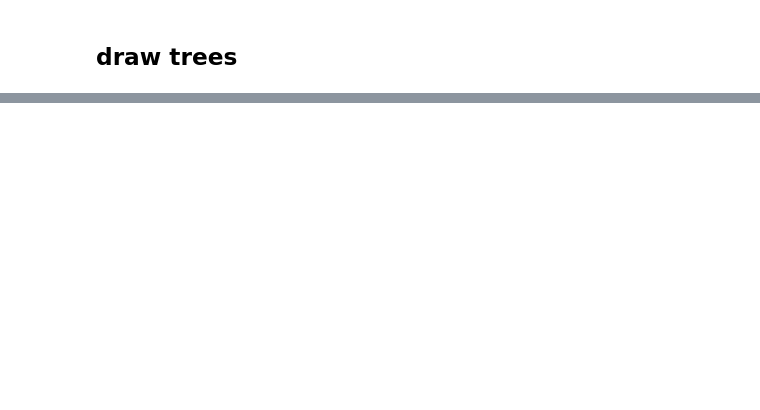
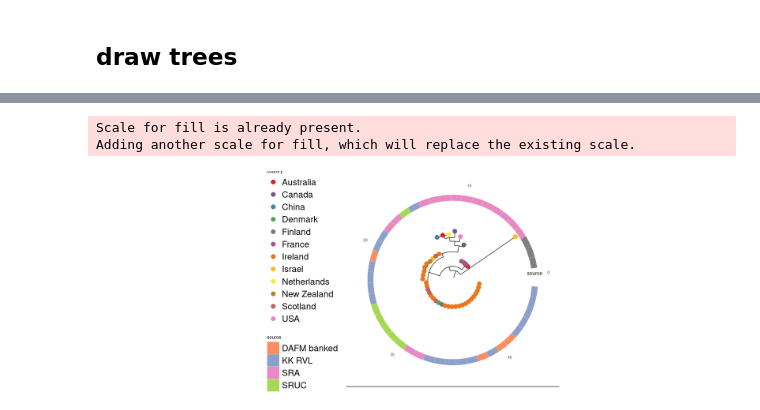
Before and after one commit to dmnfarrell/gordon-group, a Jupyter notebook: mycoplasma_bovis/trees.ipynb, the cells around one changed output, grey strips where cells are left out. Cells and saved outputs as stored; diff of their text form; code cells hidden in the pictures; blank space fills up the shorter version.

```diff
--- a/mycoplasma_bovis/trees.ipynb
+++ b/mycoplasma_bovis/trees.ipynb
@@ -16 +16,7 @@ ggplottree(stree, meta, layout='rect', cols=c('country'), cmaps=c('Set1'),tipsiz
+# %%
+ggplottree(stree, meta, layout='c', cols=c('country','source'), cmaps=c('Set1','Set2'),tipsize=5)
+# %% [output]
+Scale for fill is already present.
+Adding another scale for fill, which will replace the existing scale.
+[figure, added]
 # %%
```
Also changed, not shown: parts of 4 cells of this notebook, 2 other files.
